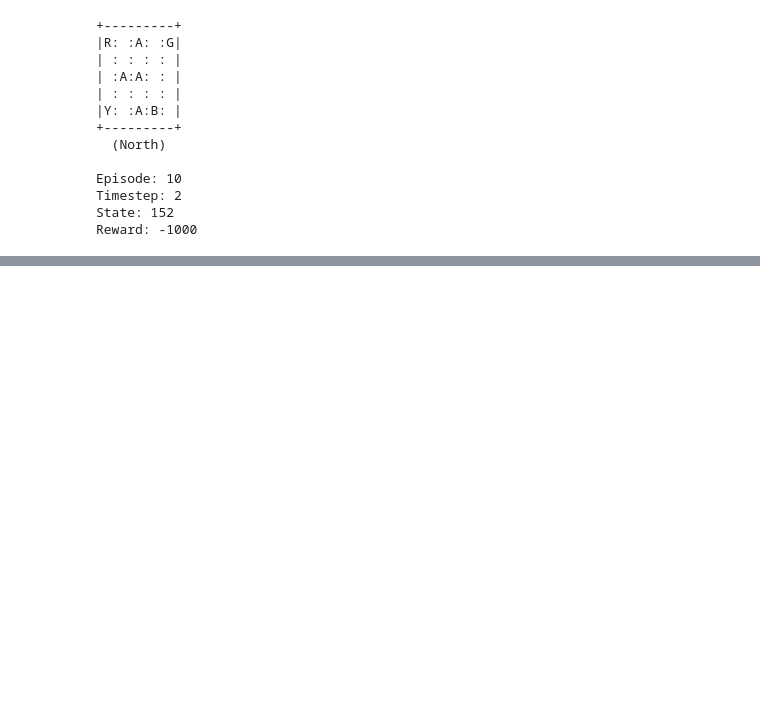
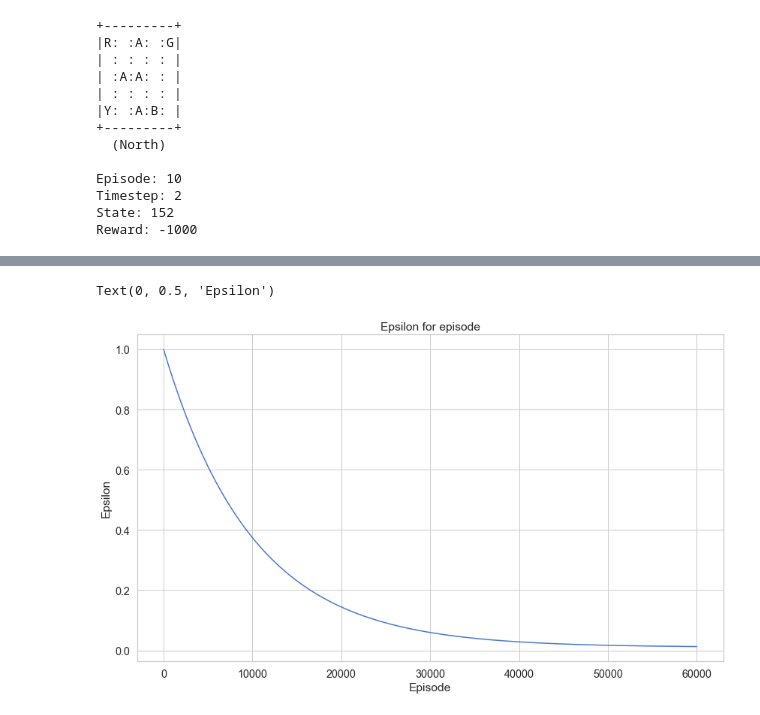
Before and after one commit to fadilparves/q-learning-taxi-driver, a Jupyter notebook: Taxi-Driver.ipynb, the cells around one changed output, grey strips where cells are left out. Saved outputs shown, nothing was run; the diff lists cells and outputs as text; code cells hidden in the pictures; blank space fills up the shorter version.

```diff
--- a/Taxi-Driver.ipynb
+++ b/Taxi-Driver.ipynb
@@ -333,0 +341,8 @@ for episode in range(total_episodes):
+# %%
+plt.plot(agent.epsilons_)
+plt.title("Epsilon for episode")
+plt.xlabel("Episode")
+plt.ylabel("Epsilon")
+# %% [output]
+Text(0, 0.5, 'Epsilon')
+[figure, added]
```
Also changed, not shown: parts of 1 cell of this notebook.
